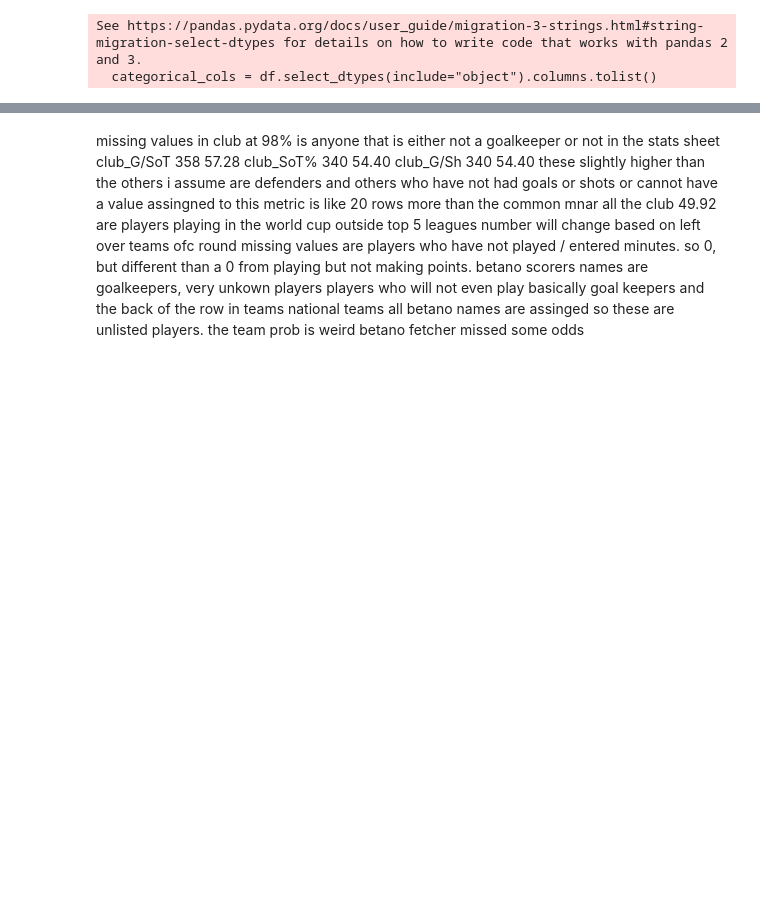
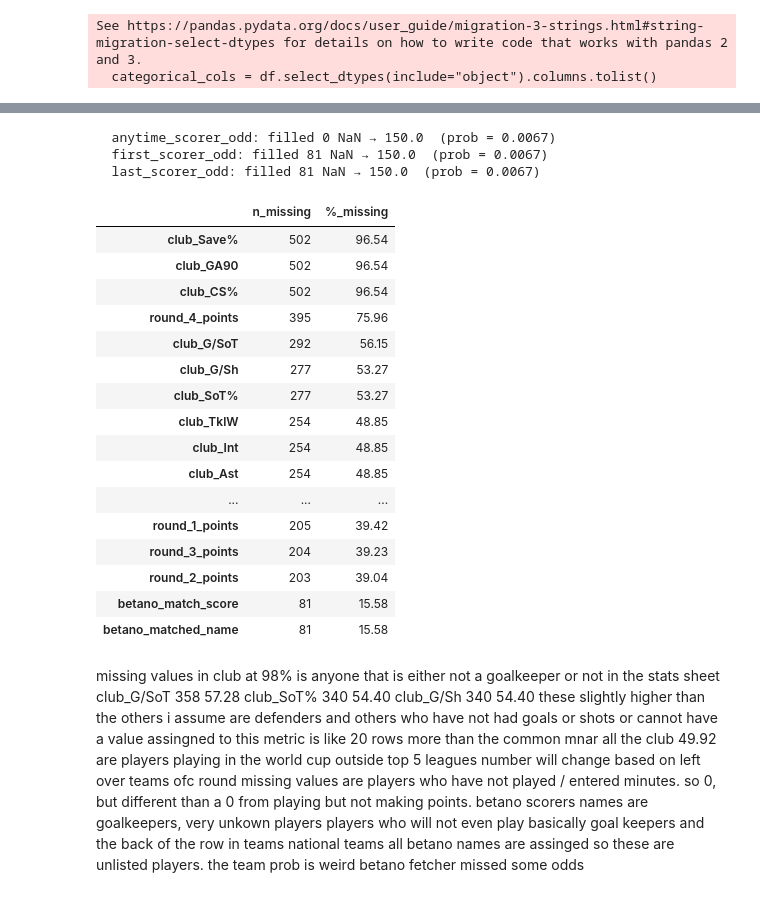
Before and after one commit to pedrosalgado22/Fantasy2026, a Jupyter notebook: preprocess.ipynb, the cells around one changed output, grey strips where cells are left out. Drawn from its saved outputs; the diff is of its cells as text; code cells hidden in the pictures; blank space fills up the shorter version.

```diff
--- a/preprocess.ipynb
+++ b/preprocess.ipynb
@@ -227,3 +228,55 @@ missing_df
+# %%
+# %% Scorer odds: missing = player has no realistic scorer market on Betano
+# Covers GKs, bench warmers, players not listed because their odds would be
+# astronomically high. We use 150.0 — Betano's practical ceiling for listed
+# players. Treating unlisted players as strictly less likely (i.e. using 150.0)
+# is a conservative underestimate of their true odds.
+# Note: even the third GK is theoretically capable of scoring a penalty in
+# extra time. 150.0 is not 0. It is just very, very, very close to 0 in
+# probability terms (p ≈ 0.0067). This is intentional.
+IMPOSSIBLE_ODD = 150.0
+
+scorer_odd_cols = sorted([c for c in df.columns if c.endswith("_scorer_odd")])
+for col in scorer_odd_cols:
+    n_filled = df[col].isna().sum()
+    df[col] = df[col].fillna(IMPOSSIBLE_ODD)
+    prob_col = col.replace("_odd", "_prob")
+    if prob_col in df.columns:
+        df[prob_col] = (1 / df[col]).round(4)
+    print(f"  {col}: filled {n_filled} NaN → {IMPOSSIBLE_ODD}  (prob = {round(1/IMPOSSIBLE_ODD, 4)})")
+# %% [output]
+  anytime_scorer_odd: filled 0 NaN → 150.0  (prob = 0.0067)
+  first_scorer_odd: filled 81 NaN → 150.0  (prob = 0.0067)
+  last_scorer_odd: filled 81 NaN → 150.0  (prob = 0.0067)
+# %%
+# Table for missing values distribution and percentage.
+missing = df.isnull().sum()
+missing_pct = (missing / len(df) * 100).round(2)
+missing_df = pd.DataFrame({"n_missing": missing, "%_missing": missing_pct})
+missing_df = missing_df[missing_df["n_missing"] > 0].sort_values("n_missing", ascending=False)
+
+pd.set_option("display.max_rows", None)
+pd.set_option("display.max_columns", None)
+
+missing_df
+# %% [output]
+|  | n_missing | %_missing |
+| club_Save% | 502 | 96.54 |
+| club_GA90 | 502 | 96.54 |
+| club_CS% | 502 | 96.54 |
+| round_4_points | 395 | 75.96 |
+| club_G/SoT | 292 | 56.15 |
+| club_G/Sh | 277 | 53.27 |
+| club_SoT% | 277 | 53.27 |
+| club_TklW | 254 | 48.85 |
+| club_Int | 254 | 48.85 |
+| club_Ast | 254 | 48.85 |
+| ... | ... | ... |
+| round_1_points | 205 | 39.42 |
+| round_3_points | 204 | 39.23 |
+| round_2_points | 203 | 39.04 |
+| betano_match_score | 81 | 15.58 |
+| betano_matched_name | 81 | 15.58 |
 # %% [markdown]
 missing values in club at 98% is anyone that is either not a goalkeeper or not in the stats sheet
 club_G/SoT	358	57.28
```
Also changed, not shown: parts of 11 cells of this notebook.
